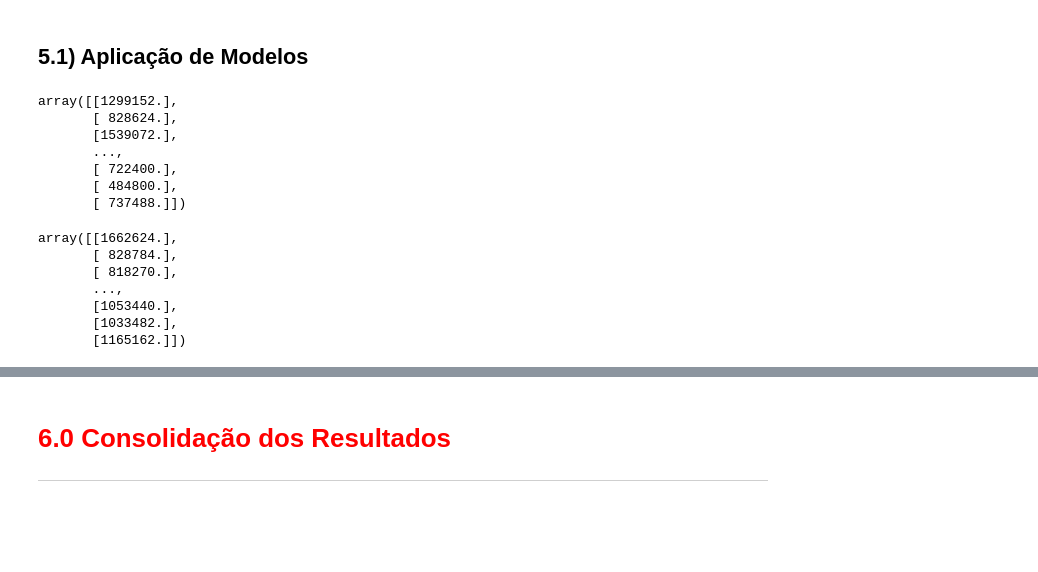
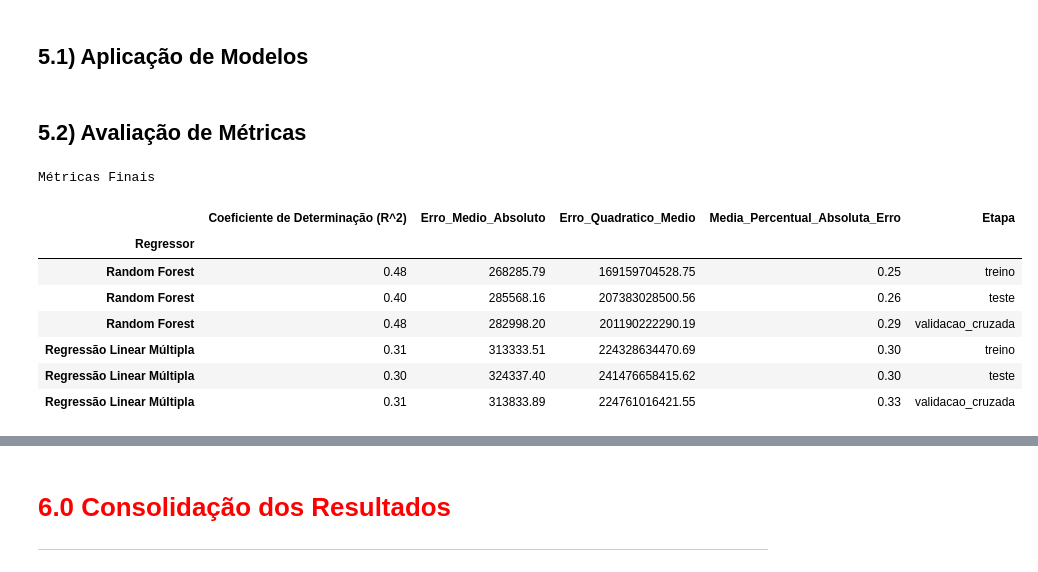
Before and after one commit to leonardovargas10/Modelo_Analise_Imoveis, a Jupyter notebook: analise_imoveis.ipynb, the cells around one changed output, grey strips where cells are left out. Cells and saved outputs as stored; diff of their text form; code cells hidden in the pictures; blank space fills up the shorter version.

```diff
--- a/analise_imoveis.ipynb
+++ b/analise_imoveis.ipynb
@@ -1157,20 +1276,40 @@ regressao_linear_multipla_predict_teste = regressao_linear_multipla('quantitativ
-# %%
-regressao_linear_multipla_predict_train
-# %% [output]
-array([[1299152.],
-       [ 828624.],
-       [1539072.],
-       ...,
-       [ 722400.],
-       [ 484800.],
-       [ 737488.]])
-# %%
-regressao_linear_multipla_predict_teste
-# %% [output]
-array([[1662624.],
-       [ 828784.],
-       [ 818270.],
-       ...,
-       [1053440.],
-       [1033482.],
-       [1165162.]])
+# %%
+# Regressão Linear Múltipla
+regressao_linear_multipla_predict_train = regressao_linear_multipla('quantitativo', x_train, y_train, x_test, y_test, False, 0)[0]
+regressao_linear_multipla_predict_test = regressao_linear_multipla('quantitativo', x_train, y_train, x_test, y_test, False, 0)[1]
+
+coeficiente_determinacao_regressao_linear_multipla_train = regressao_linear_multipla('quantitativo', x_train, y_train, x_test, y_test, False, 0)[2]
+coeficiente_determinacao_regressao_linear_multipla_test = regressao_linear_multipla('quantitativo', x_train, y_train, x_test, y_test, False, 0)[3]
+
+
+# Random Forest
+regressao_random_forest_predict_train = regressao_random_forest('quantitativo', x_train, y_train, x_test, y_test, False, 0)[0]
+regressao_random_forest_predict_test = regressao_random_forest('quantitativo', x_train, y_train, x_test, y_test, False, 0)[1]
+
+coeficiente_determinacao_random_forest_train = regressao_random_forest('quantitativo', x_train, y_train, x_test, y_test, False, 0)[2]
+coeficiente_determinacao_random_forest_test = regressao_random_forest('quantitativo', x_train, y_train, x_test, y_test, False, 0)[3]
+# %% [markdown]
+## 5.2) Avaliação de Métricas
+# %%
+metricas_regressao_linear_multipla = metricas('Regressão Linear Múltipla', 'preco', y_train, regressao_linear_multipla_predict_train, y_test, regressao_linear_multipla_predict_test, coeficiente_determinacao_regressao_linear_multipla_train, coeficiente_determinacao_regressao_linear_multipla_test)
+metricas_regressao_linear_multipla_validacao_cruzada = validacao_cruzada('quantitativo', x_train, y_train, 5, 'Regressão Linear Múltipla')
+
+metricas_random_forest = metricas('Random Forest', 'preco', y_train, regressao_random_forest_predict_train, y_test, regressao_random_forest_predict_test, coeficiente_determinacao_random_forest_train, coeficiente_determinacao_random_forest_test)
+metricas_random_forest_validacao_cruzada = validacao_cruzada('quantitativo', x_train, y_train, 5, 'Random Forest')
+
+metricas_hold_out = metricas_modelos_juntos([metricas_regressao_linear_multipla, metricas_random_forest]).reset_index()
+metricas_validacao_cruzada = metricas_modelos_juntos([metricas_regressao_linear_multipla_validacao_cruzada, metricas_random_forest_validacao_cruzada]).reset_index()
+
+print(f'Métricas Finais')
+metricas_finais = metricas_modelos_juntos([metricas_hold_out, metricas_validacao_cruzada]).sort_index()
+metricas_finais
+# %% [output]
+Métricas Finais
+|  | Coeficiente de Determinação (R^2) | Erro_Medio_Absoluto | Erro_Quadratico_Medio | Media_Percentual_Absoluta_Erro | Etapa |
+| Regressor |  |  |  |  |  |
+| Random Forest | 0.48 | 268285.79 | 169159704528.75 | 0.25 | treino |
+| Random Forest | 0.40 | 285568.16 | 207383028500.56 | 0.26 | teste |
+| Random Forest | 0.48 | 282998.20 | 201190222290.19 | 0.29 | validacao_cruzada |
+| Regressão Linear Múltipla | 0.31 | 313333.51 | 224328634470.69 | 0.30 | treino |
+| Regressão Linear Múltipla | 0.30 | 324337.40 | 241476658415.62 | 0.30 | teste |
+| Regressão Linear Múltipla | 0.31 | 313833.89 | 224761016421.55 | 0.33 | validacao_cruzada |
```
Also changed, not shown: parts of 21 cells of this notebook.
